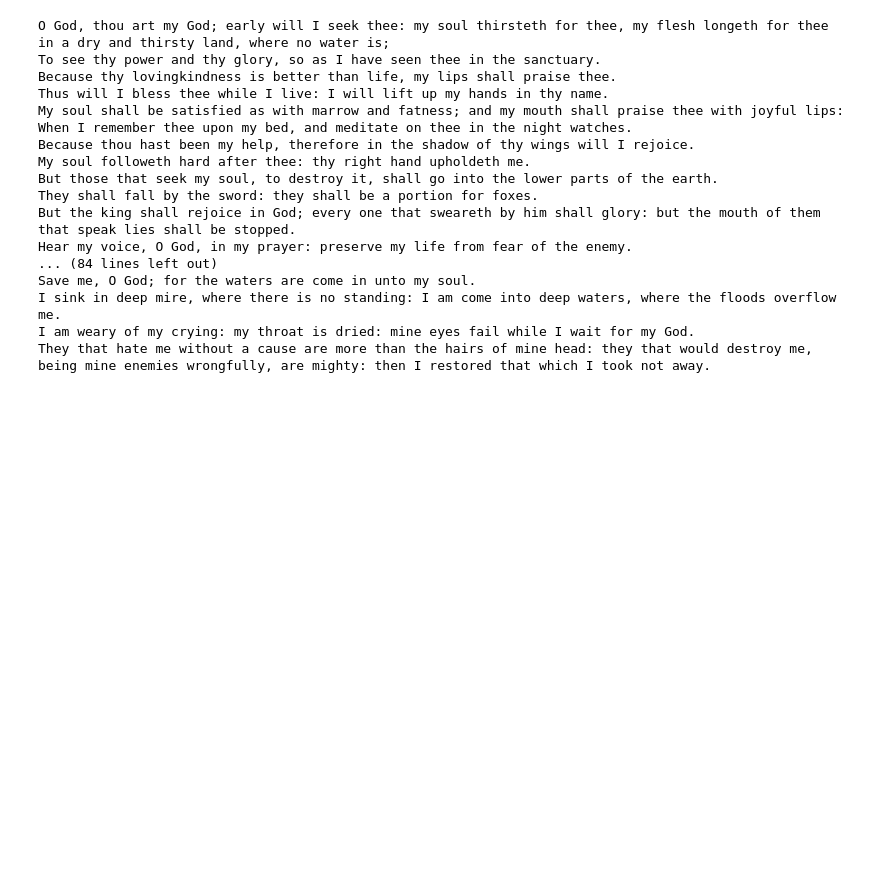
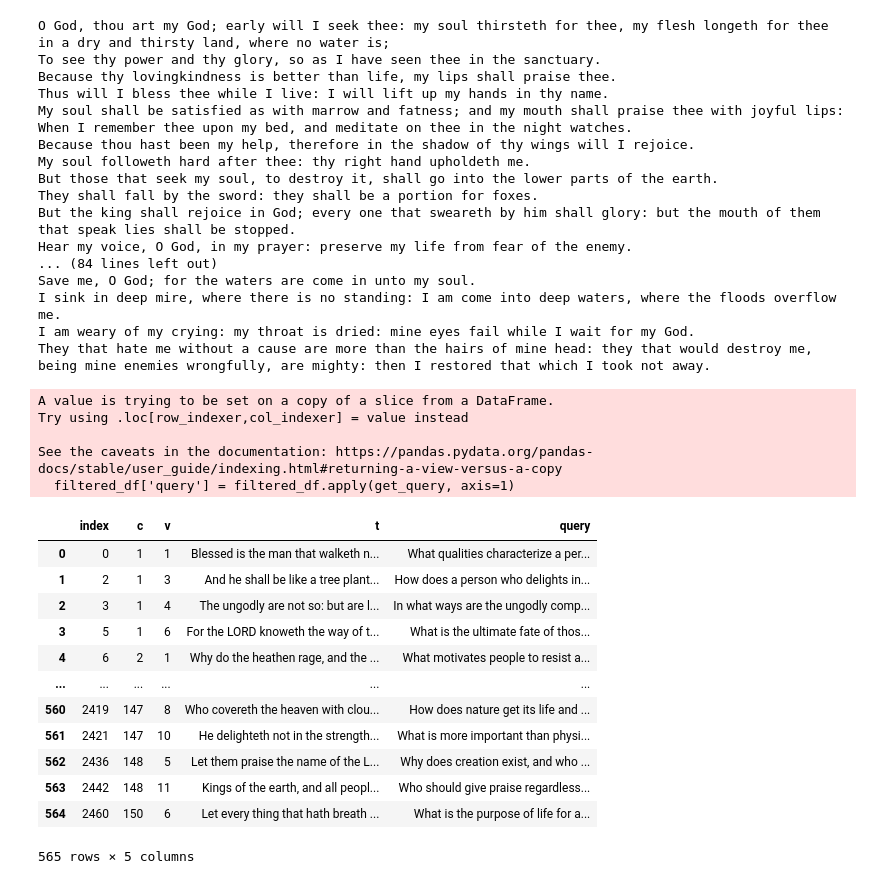
Before and after one commit to m-nicholasnu33/Project_3, a Jupyter notebook: project3.ipynb, the cells around one changed output. Cells and saved outputs as stored; diff of their text form; code cells hidden in the pictures; blank space fills up the shorter version.

Commit message:
filtered dataframe down and output it as a csv, finished data preprocessing

```diff
--- a/project3.ipynb
+++ b/project3.ipynb
@@ -355,7 +355,6 @@ query_dict[62][10] = 'How does comparing people of different social standings re
 query_dict[62][11] = 'Why is it advised not to rely on wealth, even if it increases?'
 # %%
 #for verses 900 to 1000
-query_dict[63] = {}
 query_dict[63][1] = 'How does one express a deep longing or desire, especially in difficult circumstances?'
 query_dict[63][6] = 'What might one reflect on when seeking comfort in challenging times?'
 query_dict[64][1] = 'What concerns might someone have about their personal safety when faced with threats from others?'
@@ -767,3 +766,35 @@ query_dict[147][10] = "What is more important than physical strength or power?"
 query_dict[148][5] = "Why does creation exist, and who is responsible for it?"
 query_dict[148][11] = "Who should give praise regardless of rank, age, or status?"
 query_dict[150][6] = "What is the purpose of life for all living beings?"
+# %%
+def get_query(row):
+    if row['c'] in query_dict and row['v'] in query_dict[row['c']]:
+        return query_dict[row['c']][row['v']]
+    return None
+# %%
+filtered_df = psalms[psalms.apply(lambda row: row['c'] in query_dict and row['v'] in query_dict[row['c']], axis=1)]
+filtered_df['query'] = filtered_df.apply(get_query, axis=1)
+# %% [output]
+A value is trying to be set on a copy of a slice from a DataFrame.
+Try using .loc[row_indexer,col_indexer] = value instead
+
+See the caveats in the documentation: https://pandas.pydata.org/pandas-docs/stable/user_guide/indexing.html#returning-a-view-versus-a-copy
+  filtered_df['query'] = filtered_df.apply(get_query, axis=1)
+# %%
+filtered_df = filtered_df.reset_index()
+# %%
+filtered_df
+# %% [output]
+|  | index | c | v | t | query |
+| 0 | 0 | 1 | 1 | Blessed is the man that walketh n... | What qualities characterize a per... |
+| 1 | 2 | 1 | 3 | And he shall be like a tree plant... | How does a person who delights in... |
+| 2 | 3 | 1 | 4 | The ungodly are not so: but are l... | In what ways are the ungodly comp... |
+| 3 | 5 | 1 | 6 | For the LORD knoweth the way of t... | What is the ultimate fate of thos... |
+| 4 | 6 | 2 | 1 | Why do the heathen rage, and the ... | What motivates people to resist a... |
+| ... | ... | ... | ... | ... | ... |
+| 560 | 2419 | 147 | 8 | Who covereth the heaven with clou... | How does nature get its life and ... |
+| 561 | 2421 | 147 | 10 | He delighteth not in the strength... | What is more important than physi... |
+| 562 | 2436 | 148 | 5 | Let them praise the name of the L... | Why does creation exist, and who ... |
+| 563 | 2442 | 148 | 11 | Kings of the earth, and all peopl... | Who should give praise regardless... |
+| 564 | 2460 | 150 | 6 | Let every thing that hath breath ... | What is the purpose of life for a... |
+565 rows × 5 columns
```
Also changed, not shown: parts of 1 cell of this notebook, 1 other file.
